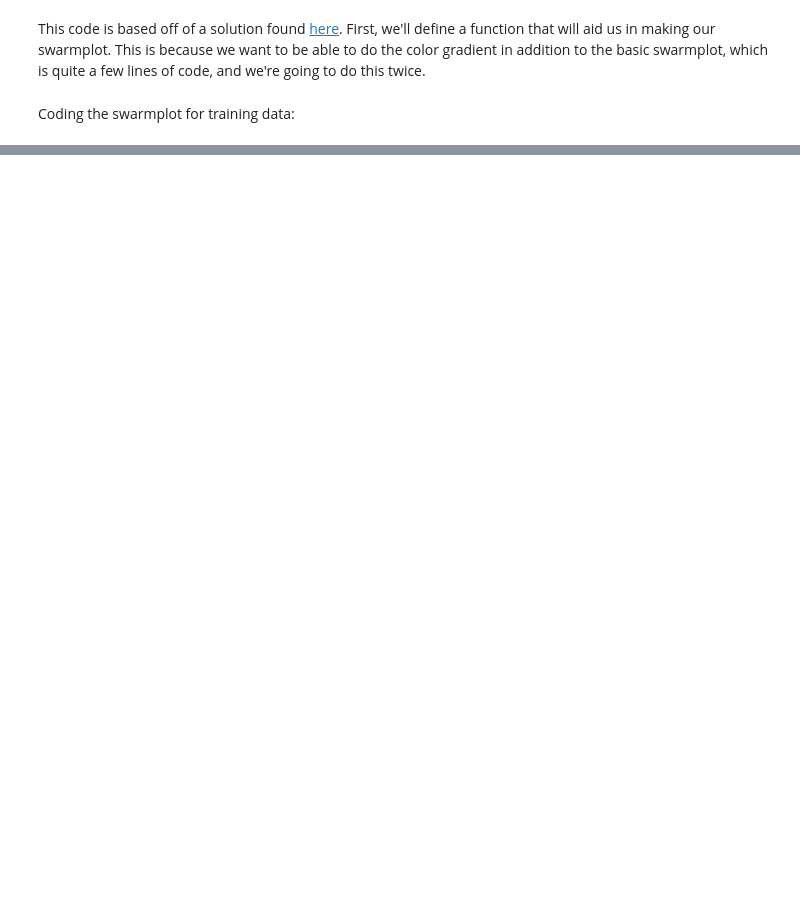
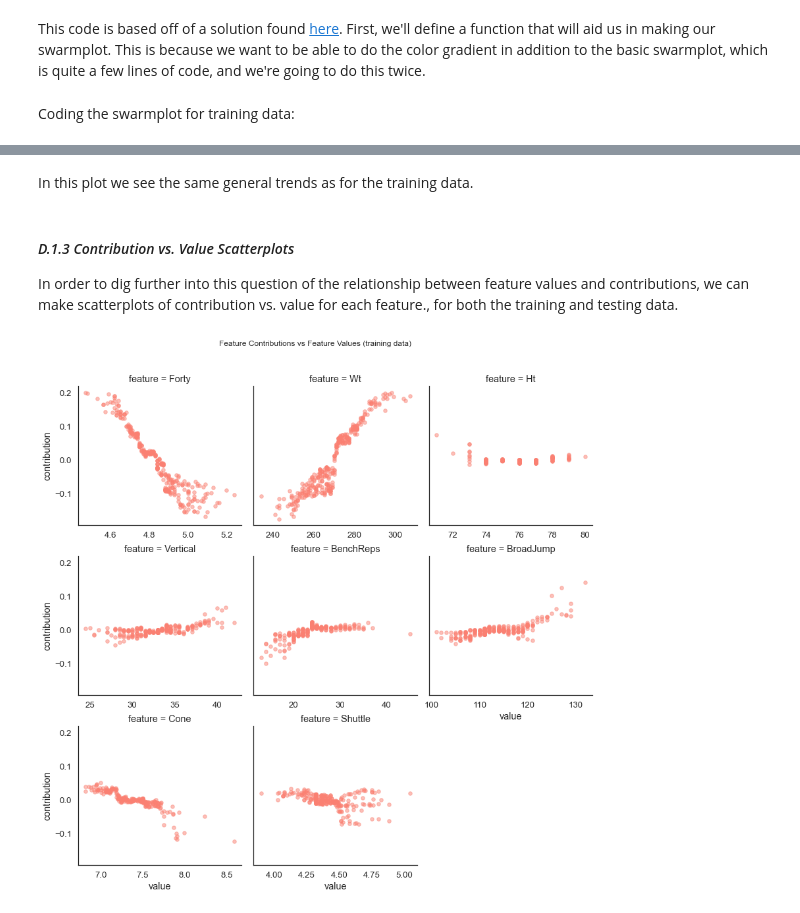
Before and after one commit to serenalotreck/tutorials, a Jupyter notebook: Interpretable_ML/InterpretabilityTutorial_AdaptedVersion.ipynb, the cells around one changed output, grey strips where cells are left out. Cells and saved outputs as stored; diff of their text form; code cells hidden in the pictures; blank space fills up the shorter version.

```diff
--- a/Interpretable_ML/InterpretabilityTutorial_AdaptedVersion.ipynb
+++ b/Interpretable_ML/InterpretabilityTutorial_AdaptedVersion.ipynb
@@ -880,0 +923,15 @@ train_scaled_feat_vals = (train_expl_df.groupby('feature') ##this is sus, I thou
+# %% [markdown]
+In this plot we see the same general trends as for the training data.
+# %% [markdown]
+#### *D.1.3 Contribution vs. Value Scatterplots*
+
+In order to dig further into this question of the relationship between feature values and contributions, we can make scatterplots of contribution vs. value for each feature., for both the training and testing data.
+# %%
+fg = sns.lmplot(x='value', y='contribution', col='feature',
+                data=train_expl_df.loc[train_expl_df.feature!=''],
+                col_order=features, sharex=False, col_wrap=3, fit_reg=False,
+                height=4, scatter_kws={'color':'salmon', 'alpha': 0.5, 's':30})
+fg.fig.suptitle('Feature Contributions vs Feature Values (training data)')
+fg.fig.subplots_adjust(top=0.90);
+# %% [output]
+[figure, added]
```
Also changed, not shown: parts of 27 cells of this notebook, 1 other file.
